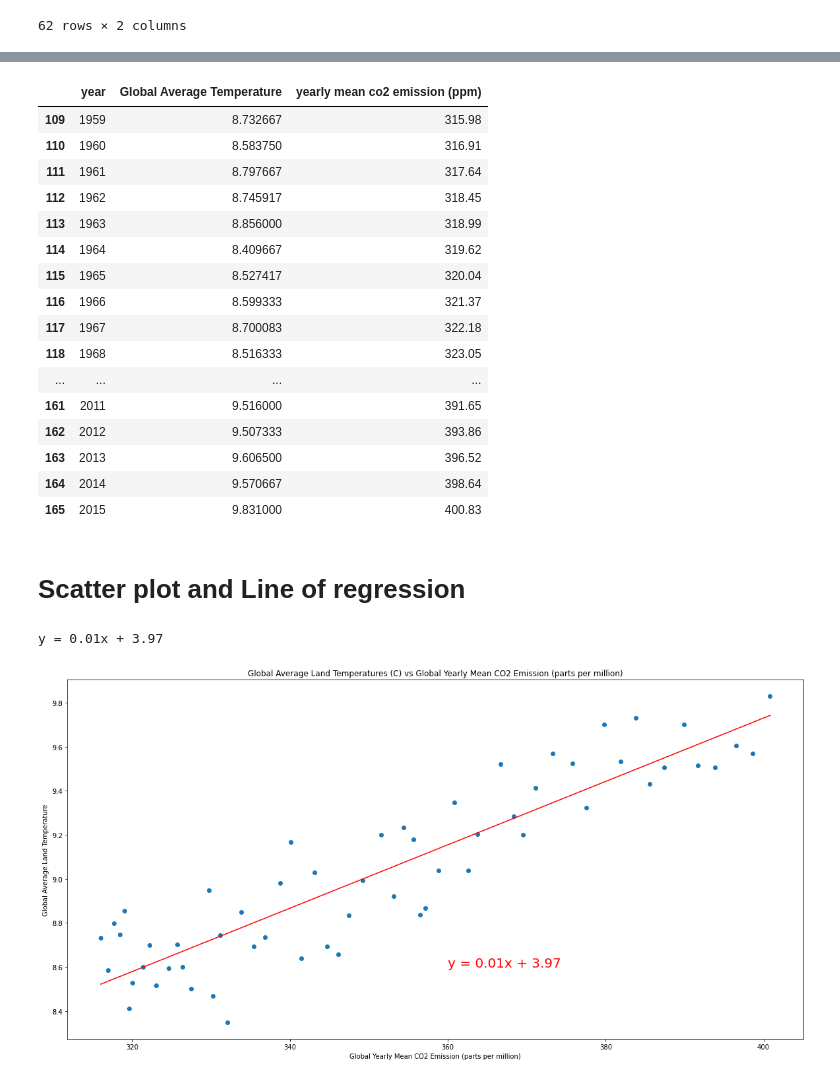
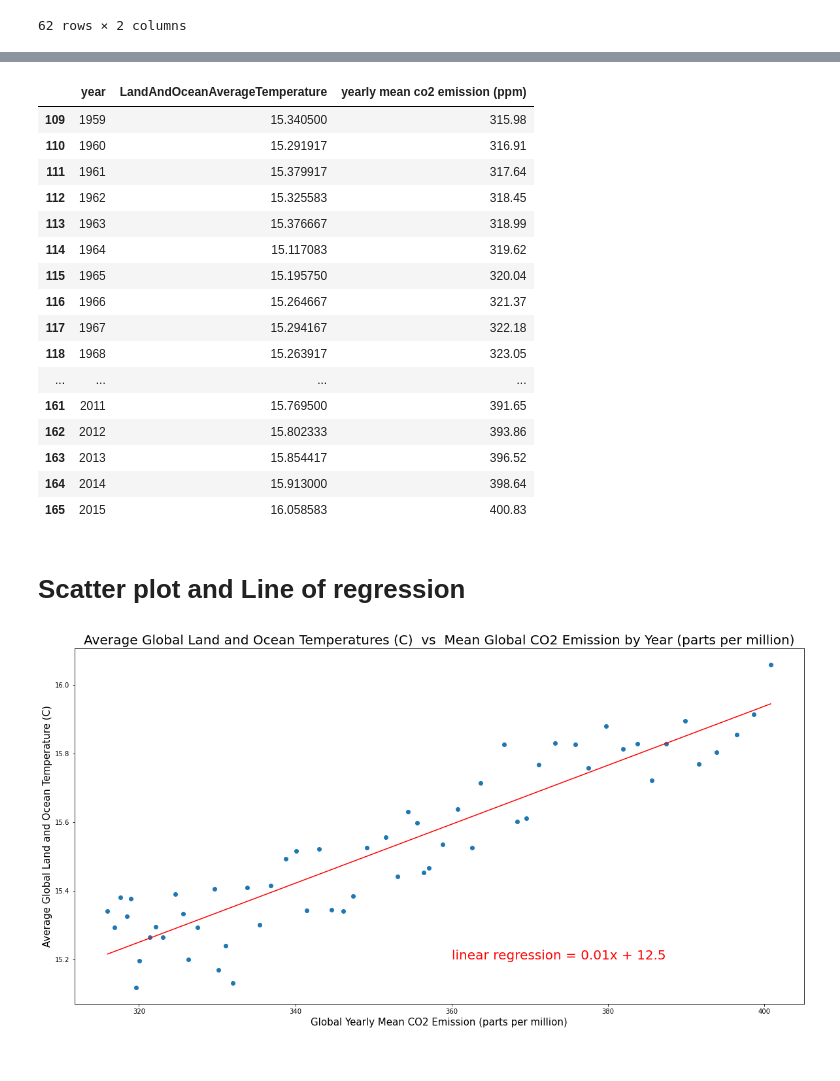
Before and after one commit to Heesu-H/project_1, a Jupyter notebook: Global_AveTemps_ScatterPlot_heesu.ipynb, the cells around one changed output, grey strips where cells are left out. Cells and saved outputs as stored; diff of their text form; code cells hidden in the pictures.

```diff
--- a/Global_AveTemps_ScatterPlot_heesu.ipynb
+++ b/Global_AveTemps_ScatterPlot_heesu.ipynb
@@ -106,7 +107,7 @@ global_temps
 1992 rows × 10 columns
 # %%
 #getting data from last 50 years; 1966 to 2015
-average_temperatures = global_temps.groupby("year")["LandAverageTemperature"].sum()/12
+average_temperatures = global_temps.groupby("year")["LandAndOceanAverageTemperature"].sum()/12
 average_temperatures
 # %% [output]
 year
@@ -145,6 +149,6 @@ ave_temps_year
 166 rows × 1 columns
 # %%
-mean_co2_emission = pd.read_excel("../project_1_data/global_mean_CO2_emissions_year.xlsx")
+mean_co2_emission = pd.read_excel("data_sets/global_mean_CO2_emissions_year.xlsx")
 mean_co2_emission
 # %% [output]
 |  | year | yearly mean co2 emission (ppm) |
@@ -181,50 +185,48 @@ merged_df
 merged_df.dropna(how = "any", inplace = True)
 merged_df
 # %% [output]
-|  | year | Global Average Temperature | yearly mean co2 emission (ppm) |
-| 109 | 1959 | 8.732667 | 315.98 |
-| 110 | 1960 | 8.583750 | 316.91 |
-| 111 | 1961 | 8.797667 | 317.64 |
-| 112 | 1962 | 8.745917 | 318.45 |
-| 113 | 1963 | 8.856000 | 318.99 |
-| 114 | 1964 | 8.409667 | 319.62 |
-| 115 | 1965 | 8.527417 | 320.04 |
-| 116 | 1966 | 8.599333 | 321.37 |
-| 117 | 1967 | 8.700083 | 322.18 |
-| 118 | 1968 | 8.516333 | 323.05 |
+|  | year | LandAndOceanAverageTemperature | yearly mean co2 emission (ppm) |
+| 109 | 1959 | 15.340500 | 315.98 |
+| 110 | 1960 | 15.291917 | 316.91 |
+| 111 | 1961 | 15.379917 | 317.64 |
+| 112 | 1962 | 15.325583 | 318.45 |
+| 113 | 1963 | 15.376667 | 318.99 |
+| 114 | 1964 | 15.117083 | 319.62 |
+| 115 | 1965 | 15.195750 | 320.04 |
+| 116 | 1966 | 15.264667 | 321.37 |
+| 117 | 1967 | 15.294167 | 322.18 |
+| 118 | 1968 | 15.263917 | 323.05 |
 | ... | ... | ... | ... |
-| 161 | 2011 | 9.516000 | 391.65 |
-| 162 | 2012 | 9.507333 | 393.86 |
-| 163 | 2013 | 9.606500 | 396.52 |
-| 164 | 2014 | 9.570667 | 398.64 |
-| 165 | 2015 | 9.831000 | 400.83 |
+| 161 | 2011 | 15.769500 | 391.65 |
+| 162 | 2012 | 15.802333 | 393.86 |
+| 163 | 2013 | 15.854417 | 396.52 |
+| 164 | 2014 | 15.913000 | 398.64 |
+| 165 | 2015 | 16.058583 | 400.83 |
 # %% [markdown]
 # Scatter plot and Line of regression
 # %%
 #creating x and y values
 x_values = merged_df["yearly mean co2 emission (ppm)"]
-y_values = merged_df["Global Average Temperature"]
+y_values = merged_df["LandAndOceanAverageTemperature"]
 
 
 #scatter plot configuration
 plt.figure(figsize=(20, 10))
 plt.scatter(x_values, y_values)
-plt.xlabel("Global Yearly Mean CO2 Emission (parts per million)")
-plt.ylabel("Global Average Land Temperature")
-plt.title("Global Average Land Temperatures (C) vs Global Yearly Mean CO2 Emission (parts per million)")
+plt.xlabel("Global Yearly Mean CO2 Emission (parts per million)",fontsize=15)
+plt.ylabel("Average Global Land and Ocean Temperature (C)",fontsize=15)
+plt.title("Average Global Land and Ocean Temperatures (C)  vs  Mean Global CO2 Emission by Year (parts per million)",fontsize=20)
 
 #plotting line of regression
 (slope, intercept, rvalue, pvalue, stderr) = linregress(x_values, y_values)
 y_values_line = slope*x_values + intercept
 
-line_eq = f"y = {round(slope,2)}x + {round(intercept,2)}"
+line_eq = f"linear regression = {round(slope,2)}x + {round(intercept,2)}"
 
-plt.annotate(line_eq,(360,8.6),fontsize=20,color="red")
-print(f"y = {round(slope,2)}x + {round(intercept,2)}")
+plt.annotate(line_eq,(360,15.2),fontsize=20,color="red")
 
 plt.plot(x_values, y_values_line, color = "red")
 
 plt.show()
 # %% [output]
-y = 0.01x + 3.97
-[figure, old version]
+[figure, new version]
```
Also changed, not shown: parts of 5 cells of this notebook, 4 other files.
